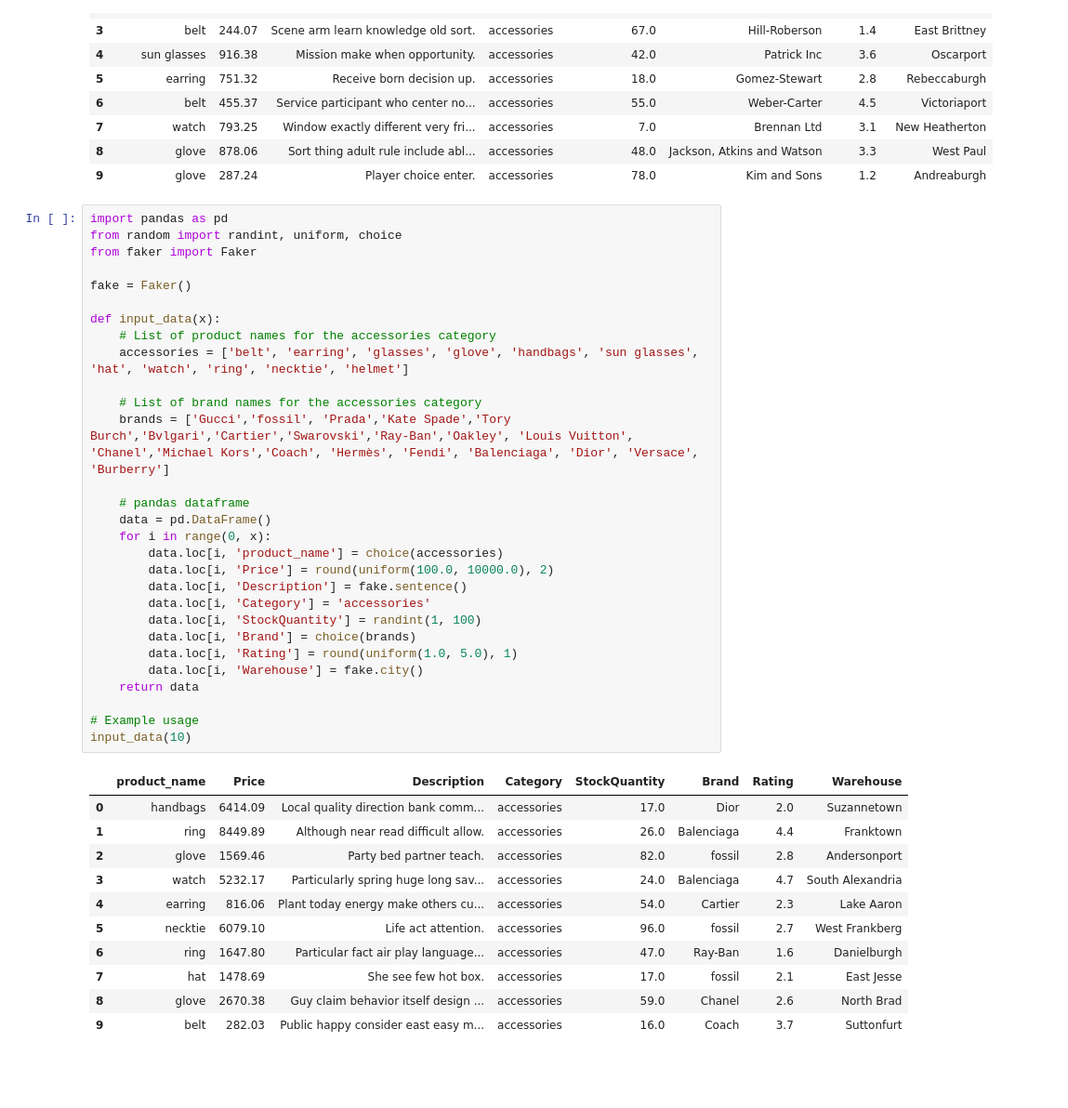
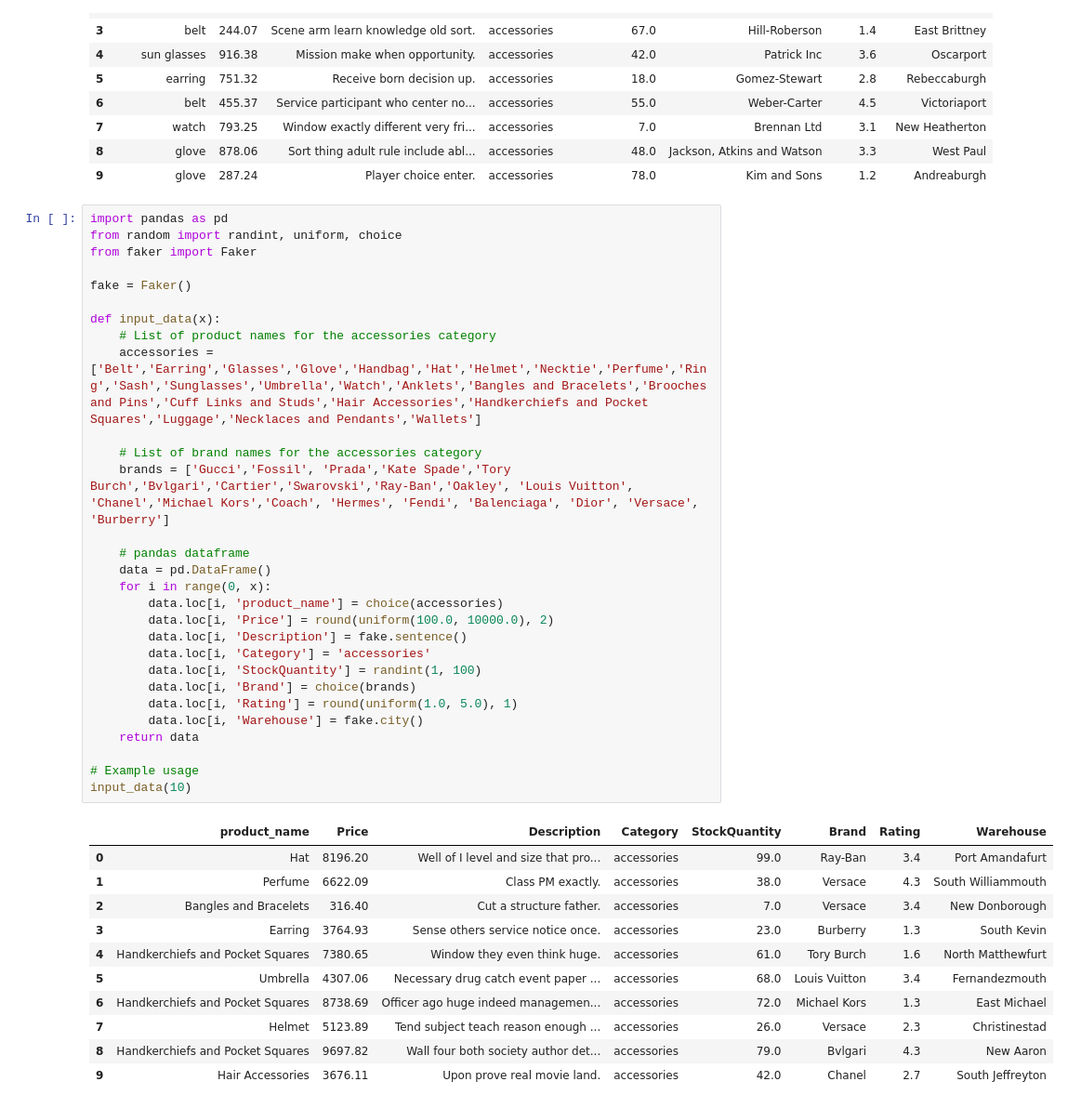
Before and after one commit to Vandan1009/python_1, a Jupyter notebook: project.ipynb, the cells around one changed output. Shown: that part at 93% size. Drawn from its saved outputs; the diff is of its cells as text; blank space fills up the shorter version.

```diff
--- a/project.ipynb
+++ b/project.ipynb
@@ -104,41 +104,41 @@ input_data(10)
 # %%
 import pandas as pd
 from random import randint, uniform, choice
 from faker import Faker
 
 fake = Faker()
 
 def input_data(x):
     # List of product names for the accessories category
-    accessories = ['belt', 'earring', 'glasses', 'glove', 'handbags', 'sun glasses', 'hat', 'watch', 'ring', 'necktie', 'helmet']
+    accessories = ['Belt','Earring','Glasses','Glove','Handbag','Hat','Helmet','Necktie','Perfume','Ring','Sash','Sunglasses','Umbrella','Watch','Anklets','Bangles and Bracelets','Brooches and Pins','Cuff Links and Studs','Hair Accessories','Handkerchiefs and Pocket Squares','Luggage','Necklaces and Pendants','Wallets']
 
     # List of brand names for the accessories category
-    brands = ['Gucci','fossil', 'Prada','Kate Spade','Tory Burch','Bvlgari','Cartier','Swarovski','Ray-Ban','Oakley', 'Louis Vuitton', 'Chanel','Michael Kors','Coach', 'Hermès', 'Fendi', 'Balenciaga', 'Dior', 'Versace', 'Burberry']
+    brands = ['Gucci','Fossil', 'Prada','Kate Spade','Tory Burch','Bvlgari','Cartier','Swarovski','Ray-Ban','Oakley', 'Louis Vuitton', 'Chanel','Michael Kors','Coach', 'Hermes', 'Fendi', 'Balenciaga', 'Dior', 'Versace', 'Burberry']
 
     # pandas dataframe
     data = pd.DataFrame()
     for i in range(0, x):
         data.loc[i, 'product_name'] = choice(accessories)
         data.loc[i, 'Price'] = round(uniform(100.0, 10000.0), 2)
         data.loc[i, 'Description'] = fake.sentence()
         data.loc[i, 'Category'] = 'accessories'
         data.loc[i, 'StockQuantity'] = randint(1, 100)
         data.loc[i, 'Brand'] = choice(brands)
         data.loc[i, 'Rating'] = round(uniform(1.0, 5.0), 1)
         data.loc[i, 'Warehouse'] = fake.city()
     return data
 
 # Example usage
 input_data(10)
 # %% [output]
 |  | product_name | Price | Description | Category | StockQuantity | Brand | Rating | Warehouse |
-| 0 | handbags | 6414.09 | Local quality direction bank comm... | accessories | 17.0 | Dior | 2.0 | Suzannetown |
-| 1 | ring | 8449.89 | Although near read difficult allow. | accessories | 26.0 | Balenciaga | 4.4 | Franktown |
-| 2 | glove | 1569.46 | Party bed partner teach. | accessories | 82.0 | fossil | 2.8 | Andersonport |
-| 3 | watch | 5232.17 | Particularly spring huge long sav... | accessories | 24.0 | Balenciaga | 4.7 | South Alexandria |
-| 4 | earring | 816.06 | Plant today energy make others cu... | accessories | 54.0 | Cartier | 2.3 | Lake Aaron |
-| 5 | necktie | 6079.10 | Life act attention. | accessories | 96.0 | fossil | 2.7 | West Frankberg |
-| 6 | ring | 1647.80 | Particular fact air play language... | accessories | 47.0 | Ray-Ban | 1.6 | Danielburgh |
-| 7 | hat | 1478.69 | She see few hot box. | accessories | 17.0 | fossil | 2.1 | East Jesse |
-| 8 | glove | 2670.38 | Guy claim behavior itself design ... | accessories | 59.0 | Chanel | 2.6 | North Brad |
-| 9 | belt | 282.03 | Public happy consider east easy m... | accessories | 16.0 | Coach | 3.7 | Suttonfurt |
+| 0 | Hat | 8196.20 | Well of I level and size that pro... | accessories | 99.0 | Ray-Ban | 3.4 | Port Amandafurt |
+| 1 | Perfume | 6622.09 | Class PM exactly. | accessories | 38.0 | Versace | 4.3 | South Williammouth |
+| 2 | Bangles and Bracelets | 316.40 | Cut a structure father. | accessories | 7.0 | Versace | 3.4 | New Donborough |
+| 3 | Earring | 3764.93 | Sense others service notice once. | accessories | 23.0 | Burberry | 1.3 | South Kevin |
+| 4 | Handkerchiefs and Pocket Squares | 7380.65 | Window they even think huge. | accessories | 61.0 | Tory Burch | 1.6 | North Matthewfurt |
+| 5 | Umbrella | 4307.06 | Necessary drug catch event paper ... | accessories | 68.0 | Louis Vuitton | 3.4 | Fernandezmouth |
+| 6 | Handkerchiefs and Pocket Squares | 8738.69 | Officer ago huge indeed managemen... | accessories | 72.0 | Michael Kors | 1.3 | East Michael |
+| 7 | Helmet | 5123.89 | Tend subject teach reason enough ... | accessories | 26.0 | Versace | 2.3 | Christinestad |
+| 8 | Handkerchiefs and Pocket Squares | 9697.82 | Wall four both society author det... | accessories | 79.0 | Bvlgari | 4.3 | New Aaron |
+| 9 | Hair Accessories | 3676.11 | Upon prove real movie land. | accessories | 42.0 | Chanel | 2.7 | South Jeffreyton |
```
Also changed, not shown: parts of 2 cells of this notebook.
